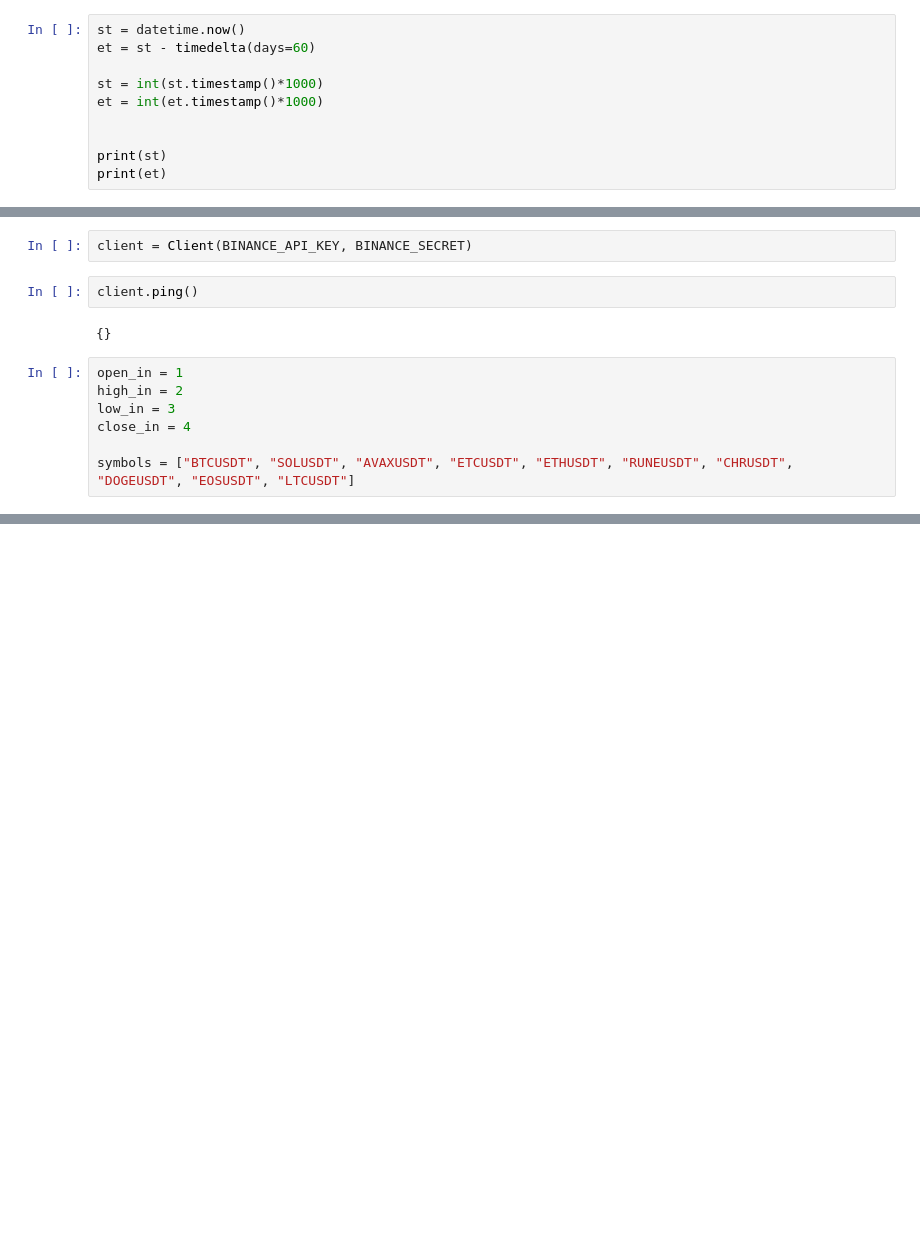
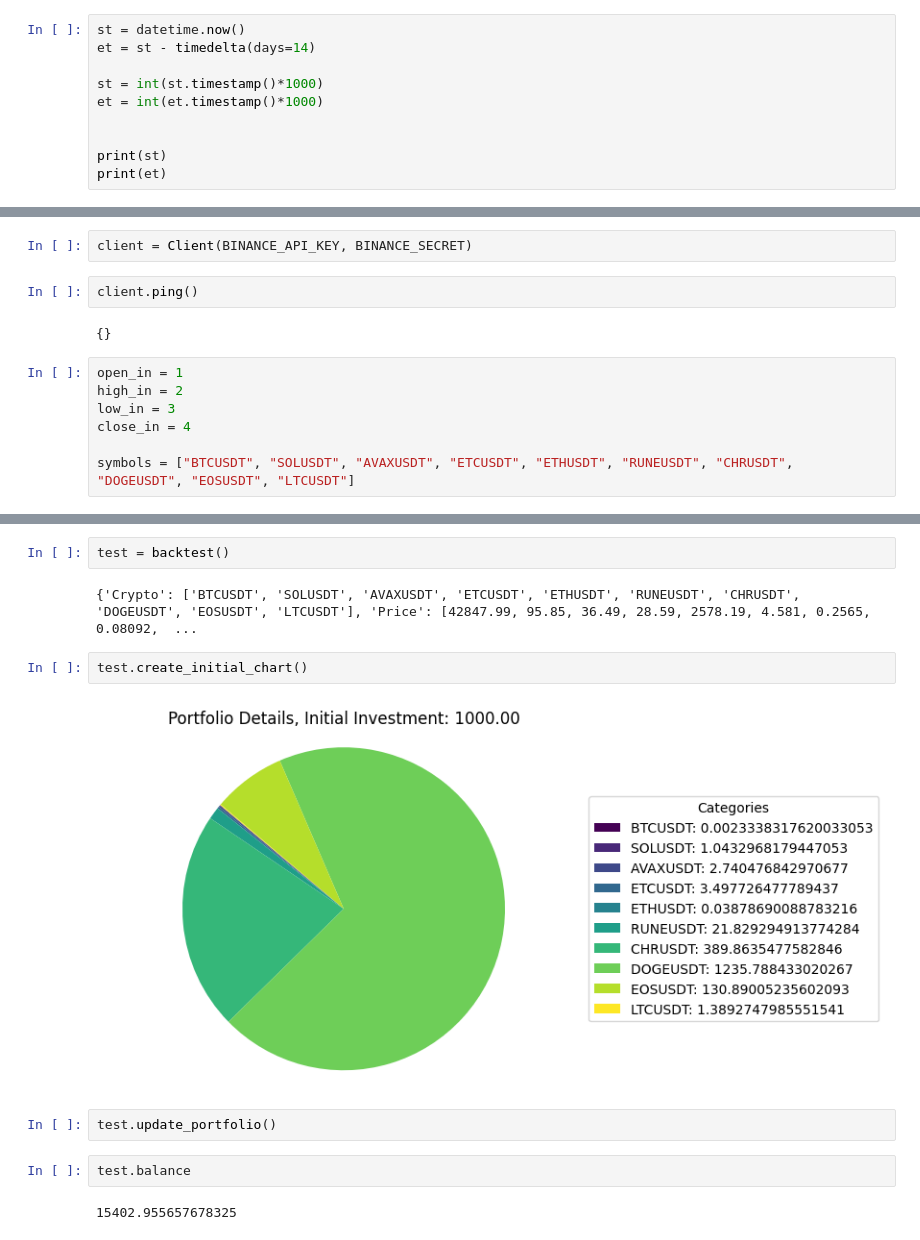
Before and after one commit to Farenhytee/Crypto-Trading, a Jupyter notebook: trading.ipynb, the cells around one changed output, grey strips where cells are left out. Drawn from its saved outputs; the diff is of its cells as text; blank space fills up the shorter version.

Commit message:
Implemented the algorithm. Some bugs remain, like balance not being updated properly after selling quantity. Need to add a better tracking method.

```diff
--- a/trading.ipynb
+++ b/trading.ipynb
@@ -16,7 +16,7 @@ from Secrets.binance_secrets import BINANCE_SECRET
 from binance.client import Client
 # %%
 st = datetime.now()
-et = st - timedelta(days=60)
+et = st - timedelta(days=14)
 
 st = int(st.timestamp()*1000)
 et = int(et.timestamp()*1000)
@@ -65,0 +395,14 @@ print(len(candles))
+# %%
+test = backtest()
+# %% [output]
+{'Crypto': ['BTCUSDT', 'SOLUSDT', 'AVAXUSDT', 'ETCUSDT', 'ETHUSDT', 'RUNEUSDT', 'CHRUSDT', 'DOGEUSDT', 'EOSUSDT', 'LTCUSDT'], 'Price': [42847.99, 95.85, 36.49, 28.59, 2578.19, 4.581, 0.2565, 0.08092,  ...
+# %%
+test.create_initial_chart()
+# %% [output]
+[figure, added]
+# %%
+test.update_portfolio()
+# %%
+test.balance
+# %% [output]
+15402.955657678325
```
Also changed, not shown: parts of 9 cells of this notebook, 4 other files.
